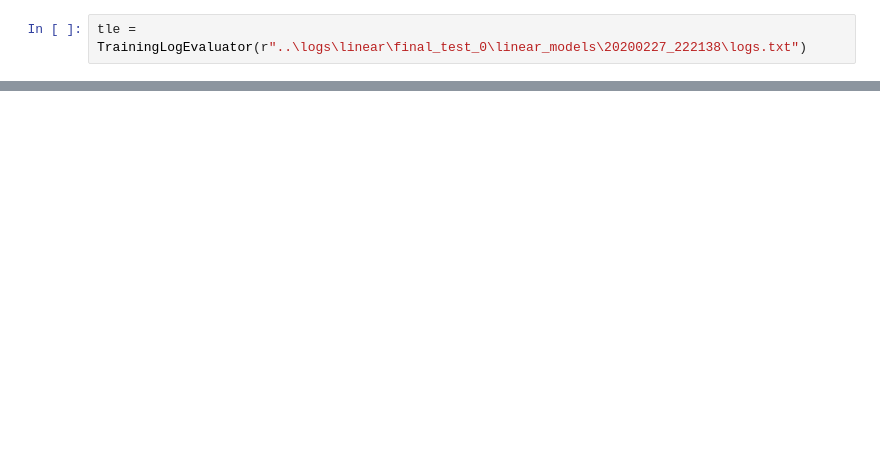
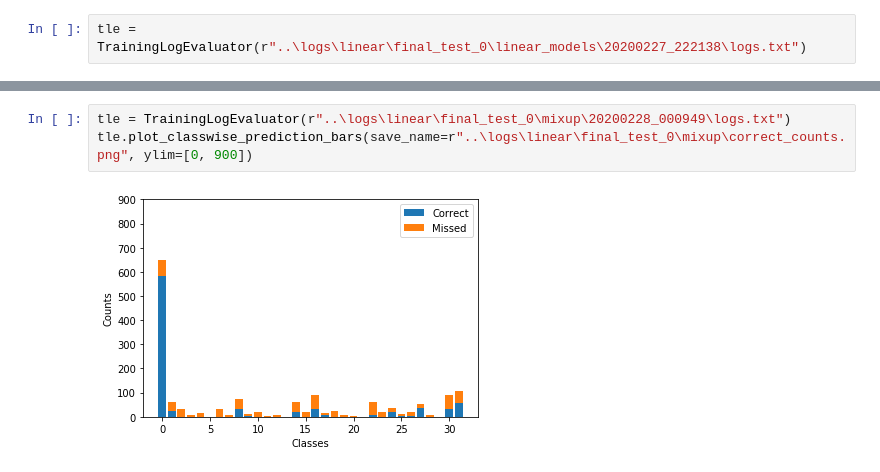
Before and after one commit to XieResearchGroup/PLANS, a Jupyter notebook: notebooks/evaluation.ipynb, the cells around one changed output, grey strips where cells are left out. Saved outputs shown, nothing was run; the diff lists cells and outputs as text; blank space fills up the shorter version.

```diff
--- a/notebooks/evaluation.ipynb
+++ b/notebooks/evaluation.ipynb
@@ -46,0 +23,5 @@ manager
+# %%
+tle = TrainingLogEvaluator(r"..\logs\linear\final_test_0\mixup\20200228_000949\logs.txt")
+tle.plot_classwise_prediction_bars(save_name=r"..\logs\linear\final_test_0\mixup\correct_counts.png", ylim=[0, 900])
+# %% [output]
+[figure, added]
```
Also changed, not shown: parts of 32 cells of this notebook.
